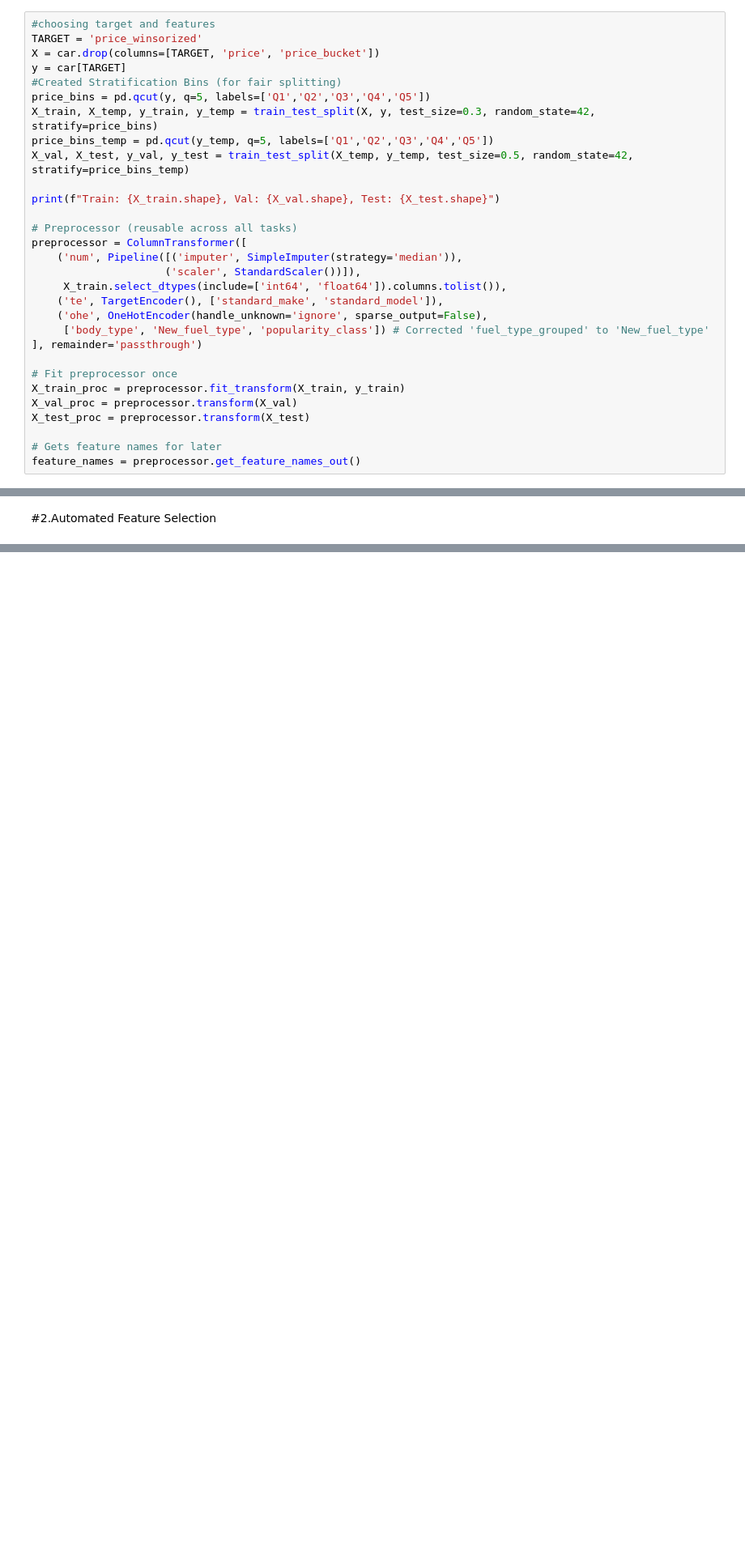
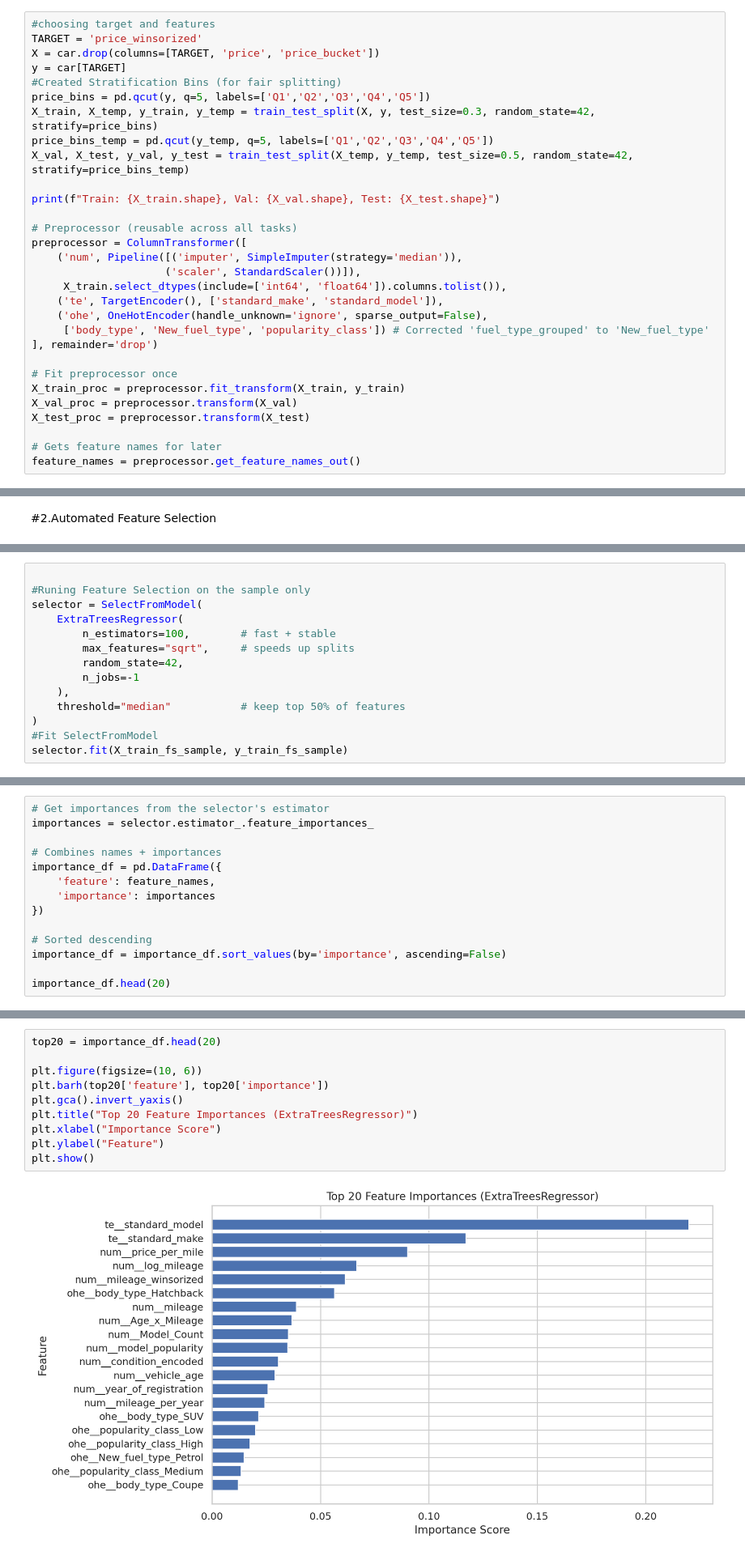
Before and after one commit to Abdi-dotcom/Machine-Learning-Project, a Jupyter notebook: 20029423_AML_notebook.ipynb, the cells around one changed output, grey strips where cells are left out. Shown at 81% size. Saved outputs shown, nothing was run; the diff lists cells and outputs as text; blank space fills up the shorter version.

Commit message:
Add automated feature selections

```diff
--- a/20029423_AML_notebook.ipynb
+++ b/20029423_AML_notebook.ipynb
@@ -138,7 +141,7 @@ preprocessor = ColumnTransformer([
     ('te', TargetEncoder(), ['standard_make', 'standard_model']),
     ('ohe', OneHotEncoder(handle_unknown='ignore', sparse_output=False),
      ['body_type', 'New_fuel_type', 'popularity_class']) # Corrected 'fuel_type_grouped' to 'New_fuel_type'
-], remainder='passthrough')
+], remainder='drop')
 
 # Fit preprocessor once
 X_train_proc = preprocessor.fit_transform(X_train, y_train)
@@ -153,0 +172,14 @@ Train: (281403, 21), Val: (60301, 21), Test: (60301, 21)
+# %%
+
+#Runing Feature Selection on the sample only
+selector = SelectFromModel(
+    ExtraTreesRegressor(
+        n_estimators=100,        # fast + stable
+        max_features="sqrt",     # speeds up splits
+        random_state=42,
+        n_jobs=-1
+    ),
+    threshold="median"           # keep top 50% of features
+)
+#Fit SelectFromModel
+selector.fit(X_train_fs_sample, y_train_fs_sample)
@@ -153,0 +230,14 @@ Train: (281403, 21), Val: (60301, 21), Test: (60301, 21)
+# %%
+# Get importances from the selector's estimator
+importances = selector.estimator_.feature_importances_
+
+# Combines names + importances
+importance_df = pd.DataFrame({
+    'feature': feature_names,
+    'importance': importances
+})
+
+# Sorted descending
+importance_df = importance_df.sort_values(by='importance', ascending=False)
+
+importance_df.head(20)
@@ -153,0 +262,12 @@ Train: (281403, 21), Val: (60301, 21), Test: (60301, 21)
+# %%
+top20 = importance_df.head(20)
+
+plt.figure(figsize=(10, 6))
+plt.barh(top20['feature'], top20['importance'])
+plt.gca().invert_yaxis()
+plt.title("Top 20 Feature Importances (ExtraTreesRegressor)")
+plt.xlabel("Importance Score")
+plt.ylabel("Feature")
+plt.show()
+# %% [output]
+[figure, added]
```
Also changed, not shown: parts of 11 cells of this notebook.
